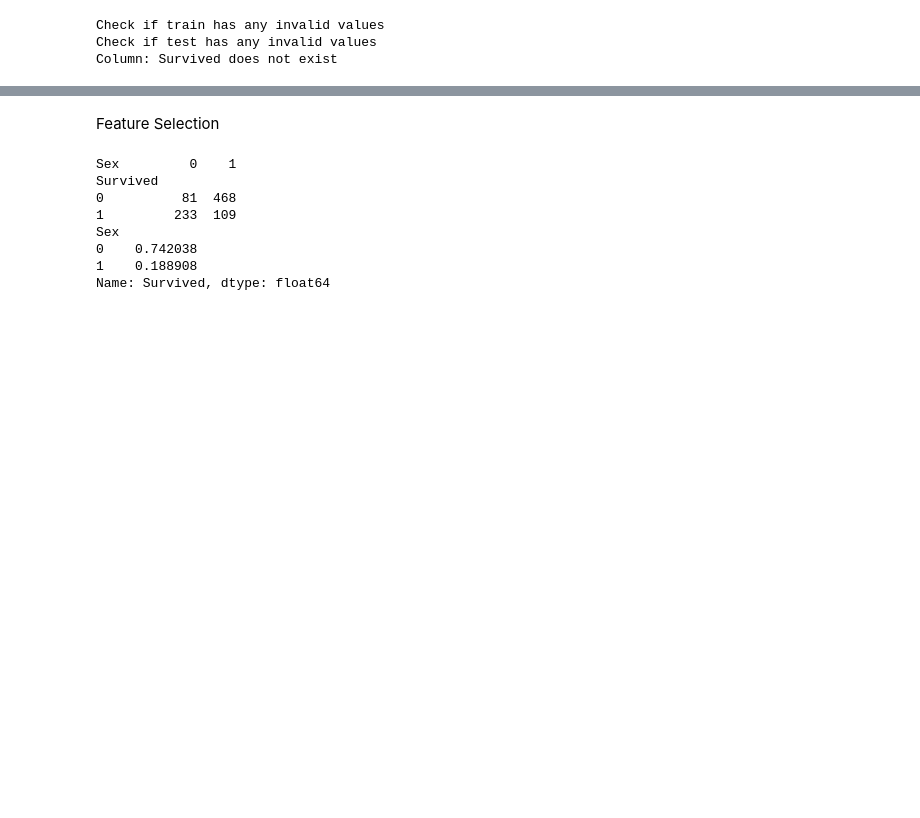
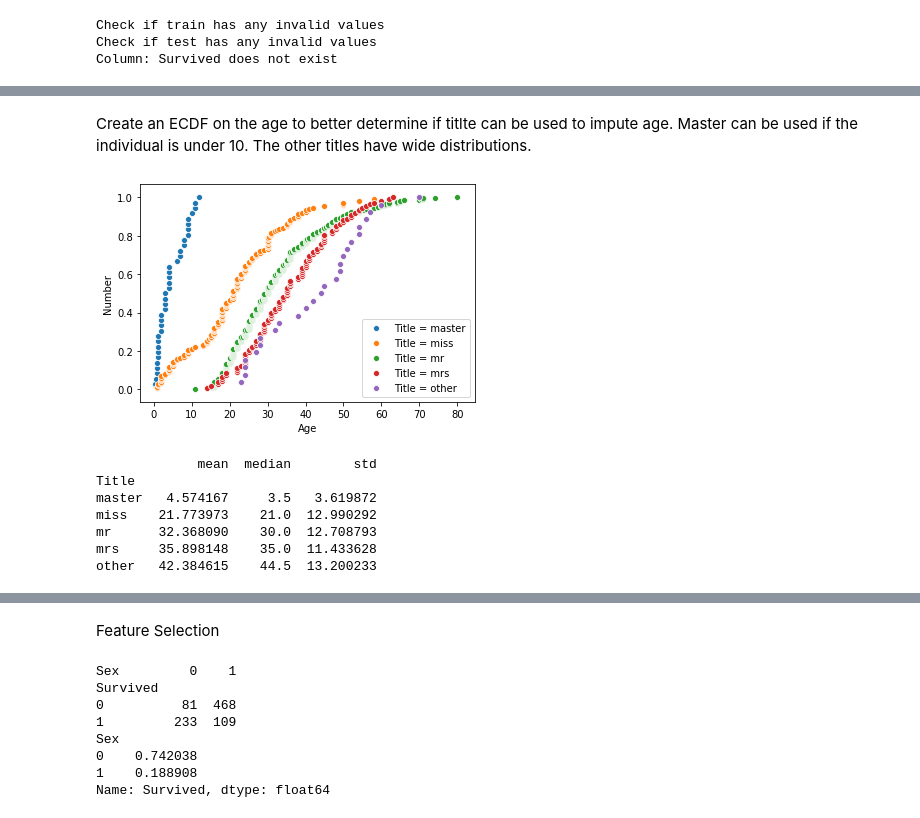
Before and after one commit to robertghennessy/Kaggle-Titanic, a Jupyter notebook: Titianic_Jupyter_v2.ipynb, the cells around one changed output, grey strips where cells are left out. Drawn from its saved outputs; the diff is of its cells as text; code cells hidden in the pictures; blank space fills up the shorter version.

```diff
--- a/Titianic_Jupyter_v2.ipynb
+++ b/Titianic_Jupyter_v2.ipynb
@@ -247,0 +291,14 @@ Name: 152, dtype: object
+# %% [markdown]
+Create an ECDF on the age to better determine if titlte can be used to impute age. Master can be used if the individual is under 10. The other titles have wide distributions.
+# %%
+multi_ecdf(train, 'Age', 'Title')
+print(train.groupby('Title')['Age'].agg([np.mean, np.median, np.std]))
+# %% [output]
+[figure, added]
+             mean  median        std
+Title
+master   4.574167     3.5   3.619872
+miss    21.773973    21.0  12.990292
+mr      32.368090    30.0  12.708793
+mrs     35.898148    35.0  11.433628
+other   42.384615    44.5  13.200233
```
Also changed, not shown: parts of 38 cells of this notebook.
